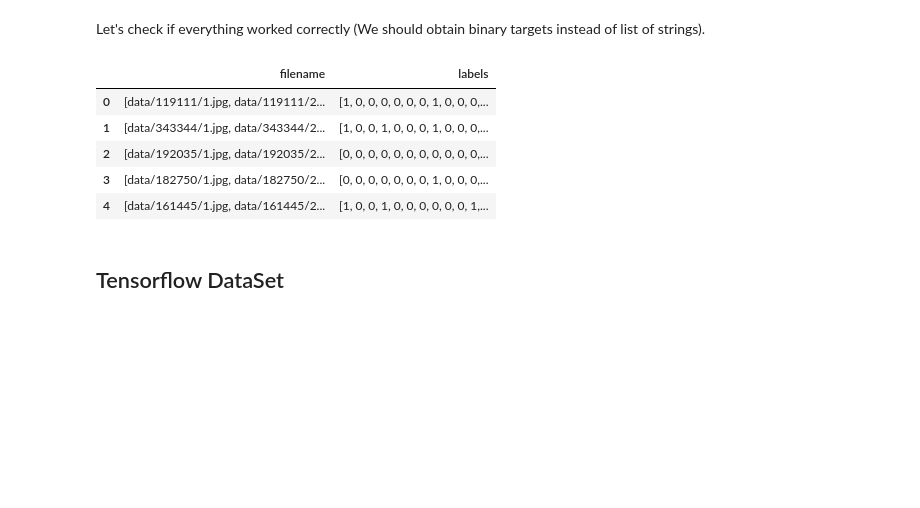
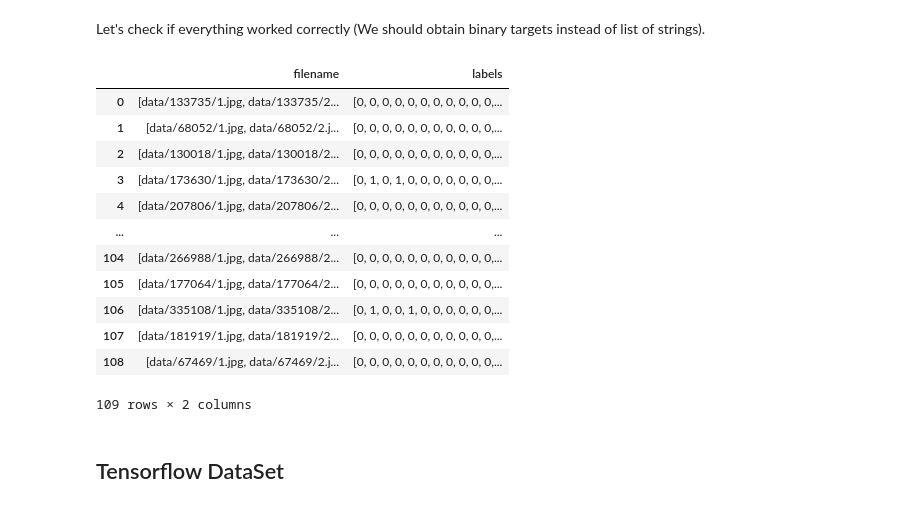
Before and after one commit to shikanime/bepeka, a Jupyter notebook: model.ipynb, the cells around one changed output. Saved outputs shown, nothing was run; the diff lists cells and outputs as text; code cells hidden in the pictures; blank space fills up the shorter version.

```diff
--- a/model.ipynb
+++ b/model.ipynb
@@ -162,14 +176,21 @@ y_val_bin = mlb.transform(y_val)
 Let's check if everything worked correctly (We should obtain binary targets instead of list of strings).
 # %%
 # Print example of movie posters and their binary targets
-pd.DataFrame(zip(X_train, y_train_bin), columns=["filename", "labels"]).head()
+pd.DataFrame(zip(X_train, y_train_bin), columns=["filename", "labels"])
 # %% [output]
 |  | filename | labels |
-| 0 | [data/119111/1.jpg, data/119111/2... | [1, 0, 0, 0, 0, 0, 0, 1, 0, 0, 0,... |
-| 1 | [data/343344/1.jpg, data/343344/2... | [1, 0, 0, 1, 0, 0, 0, 1, 0, 0, 0,... |
-| 2 | [data/192035/1.jpg, data/192035/2... | [0, 0, 0, 0, 0, 0, 0, 0, 0, 0, 0,... |
-| 3 | [data/182750/1.jpg, data/182750/2... | [0, 0, 0, 0, 0, 0, 0, 1, 0, 0, 0,... |
-| 4 | [data/161445/1.jpg, data/161445/2... | [1, 0, 0, 1, 0, 0, 0, 0, 0, 0, 1,... |
+| 0 | [data/133735/1.jpg, data/133735/2... | [0, 0, 0, 0, 0, 0, 0, 0, 0, 0, 0,... |
+| 1 | [data/68052/1.jpg, data/68052/2.j... | [0, 0, 0, 0, 0, 0, 0, 0, 0, 0, 0,... |
+| 2 | [data/130018/1.jpg, data/130018/2... | [0, 0, 0, 0, 0, 0, 0, 0, 0, 0, 0,... |
+| 3 | [data/173630/1.jpg, data/173630/2... | [0, 1, 0, 1, 0, 0, 0, 0, 0, 0, 0,... |
+| 4 | [data/207806/1.jpg, data/207806/2... | [0, 0, 0, 0, 0, 0, 0, 0, 0, 0, 0,... |
+| ... | ... | ... |
+| 104 | [data/266988/1.jpg, data/266988/2... | [0, 0, 0, 0, 0, 0, 0, 0, 0, 0, 0,... |
+| 105 | [data/177064/1.jpg, data/177064/2... | [0, 0, 0, 0, 0, 0, 0, 0, 0, 0, 0,... |
+| 106 | [data/335108/1.jpg, data/335108/2... | [0, 1, 0, 0, 1, 0, 0, 0, 0, 0, 0,... |
+| 107 | [data/181919/1.jpg, data/181919/2... | [0, 0, 0, 0, 0, 0, 0, 0, 0, 0, 0,... |
+| 108 | [data/67469/1.jpg, data/67469/2.j... | [0, 0, 0, 0, 0, 0, 0, 0, 0, 0, 0,... |
+109 rows × 2 columns
 # %% [markdown]
 ## Tensorflow DataSet
 # %%
```
Also changed, not shown: parts of 7 cells of this notebook.
